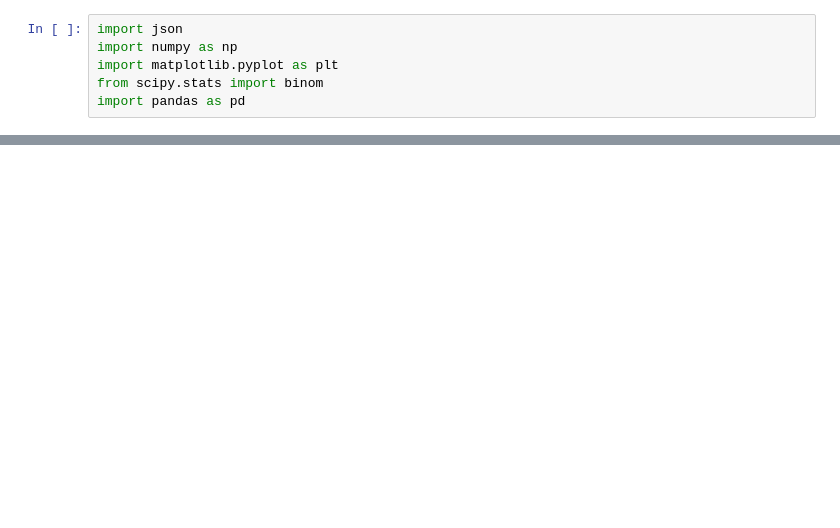
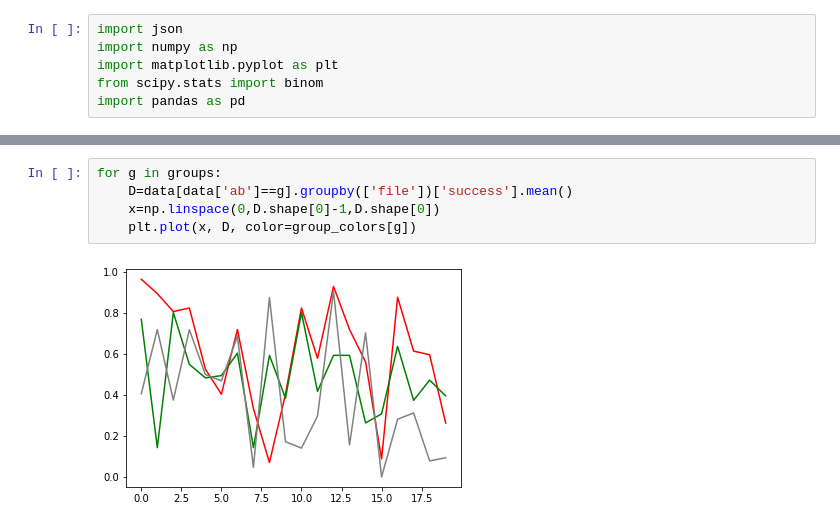
Before and after one commit to stefandirnstorfer/paramoji, a Jupyter notebook: results/Decoding.ipynb, the cells around one changed output, grey strips where cells are left out. Saved outputs shown, nothing was run; the diff lists cells and outputs as text; blank space fills up the shorter version.

```diff
--- a/results/Decoding.ipynb
+++ b/results/Decoding.ipynb
@@ -58,3 +62,10 @@ plt.plot(D, color='red')
+# %%
+for g in groups:
+    D=data[data['ab']==g].groupby(['file'])['success'].mean()
+    x=np.linspace(0,D.shape[0]-1,D.shape[0])
+    plt.plot(x, D, color=group_colors[g])
+# %% [output]
+[figure, added]
 # %%
 data.groupby(['ab','success'])['time'].mean()
 # %% [output]
```
Also changed, not shown: parts of 10 cells of this notebook, 15 other files.
